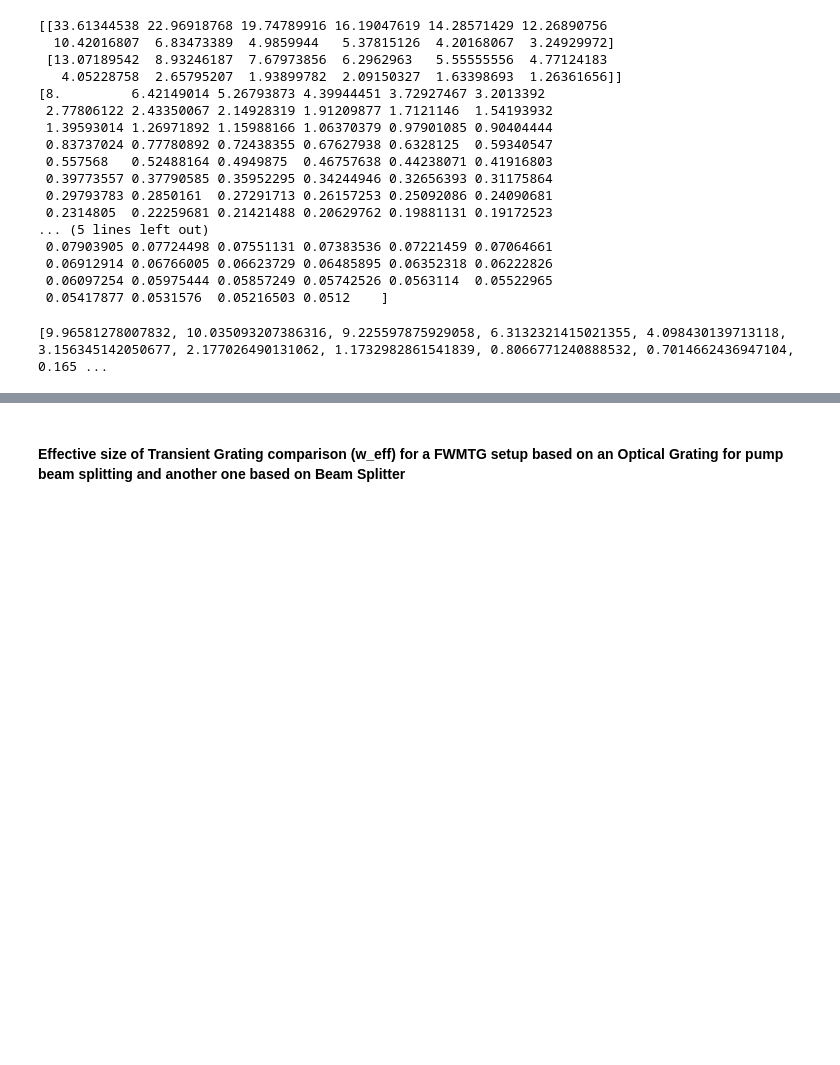
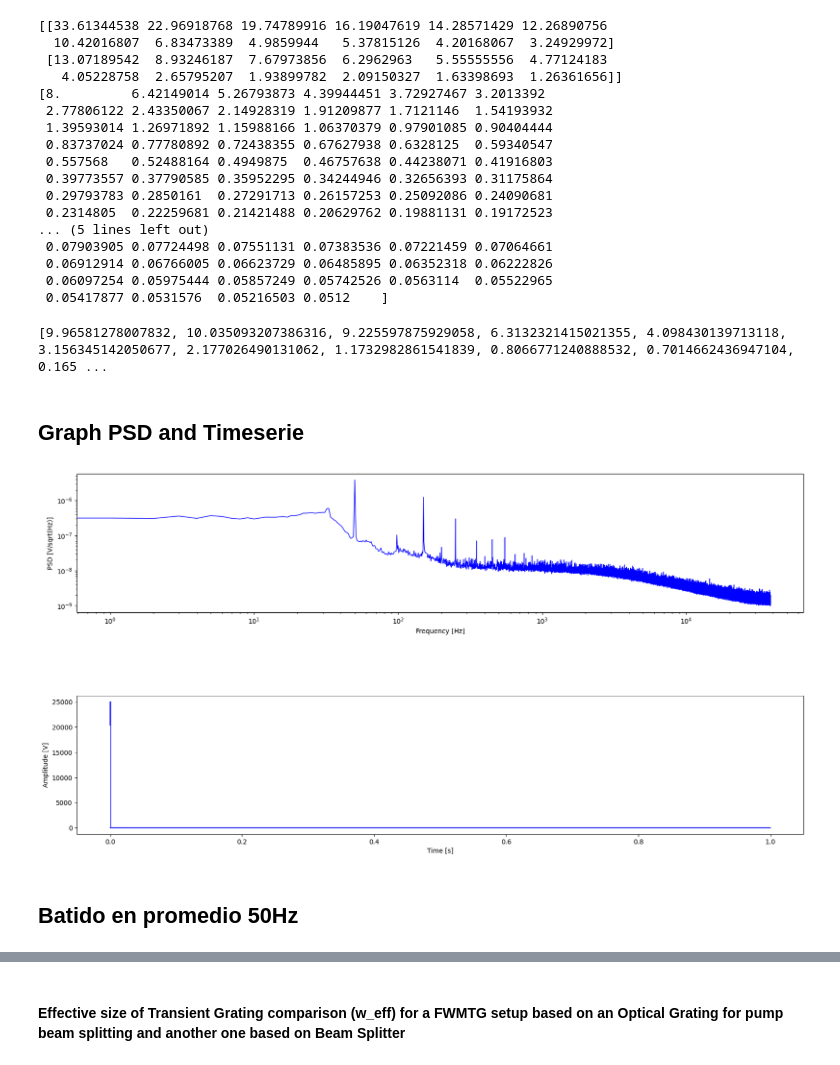
Before and after one commit to Guilldeas/General_Purpose_Analysis, a Jupyter notebook: Back_of_the_envelope.ipynb, the cells around one changed output, grey strips where cells are left out. Drawn from its saved outputs; the diff is of its cells as text; code cells hidden in the pictures; blank space fills up the shorter version.

```diff
--- a/Back_of_the_envelope.ipynb
+++ b/Back_of_the_envelope.ipynb
@@ -988,3 +988,36 @@ for signal_power in Signal_powers:
 print(SNRs)
 # %% [output]
 [9.96581278007832, 10.035093207386316, 9.225597875929058, 6.3132321415021355, 4.098430139713118, 3.156345142050677, 2.177026490131062, 1.1732982861541839, 0.8066771240888532, 0.7014662436947104, 0.165 ...
+# %% [markdown]
+## Graph PSD and Timeserie
+# %%
+# Dynamicaly read dats for PSD and Timeseries
+# PSD dats store frequencies [Hz] in column 0 and PSD [V/sqrt(Hz)] in column 2
+# Timeserie dats store timestamps [s] in column 0 and Voltages [V] in column 2
+folder = 'Data\Test_3'
+PSD = csv2array(file_name='1.PSD.dat', folder_name=folder, column_x_index=0, column_y_index=2, starting_row=0, Delimiter="\t")
+Timeserie = csv2array(file_name='1.Timeserie.dat', folder_name=folder, column_x_index=0, column_y_index=2, starting_row=0, Delimiter="\t")
+
+
+# Create a figure with two subplots
+fig, axs = plt.subplots(2, 1, figsize=(20, 10))
+ax = axs[0]
+ax.clear()
+ax.loglog(PSD[0], PSD[1], linewidth=1, color="blue")
+ax.set_ylabel('PSD [V/sqrt(Hz)]')
+ax.set_xlabel('Frequency [Hz]')
+
+# Plot raw vs filtered data
+ax = axs[1]
+ax.plot(Timeserie[0], Timeserie[1], linewidth=1, color="blue")
+ax.set_ylabel('Amplitude [V]')
+ax.set_xlabel('Time [s]')
+
+# Adjust the spacing between subplots
+plt.subplots_adjust(hspace=0.6)
+
+plt.show()
+# %% [output]
+[figure, added]
+# %% [markdown]
+## Batido en promedio 50Hz
```
Also changed, not shown: parts of 9 cells of this notebook, 9 other files.
